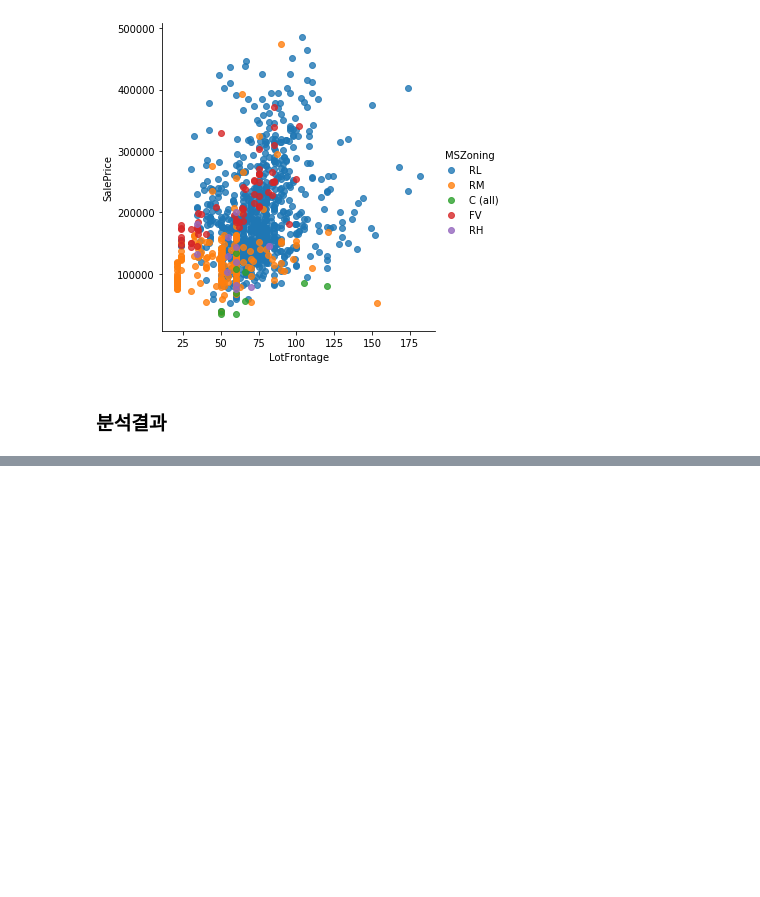
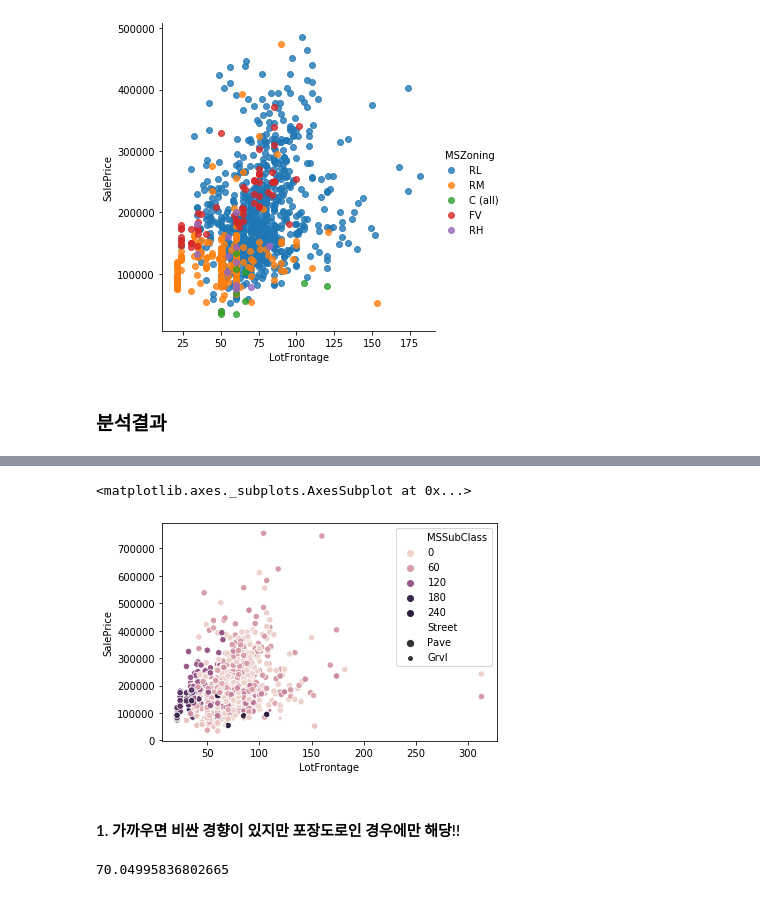
Before and after one commit to kkt4828/house-price-in-keggle, a Jupyter notebook: house price .ipynb, the cells around one changed output, grey strips where cells are left out. Cells and saved outputs as stored; diff of their text form; code cells hidden in the pictures; blank space fills up the shorter version.

```diff
--- a/house price .ipynb
+++ b/house price .ipynb
@@ -373,0 +432,14 @@ sns.lmplot(data=low_price, x="LotFrontage", y="SalePrice", hue="MSZoning", fit_r
+# %%
+train["LotFrontage(less_40)"] = train["LotFrontage"] <= 40
+test["LotFrontage(less_40)"] = test["LotFrontage"] <= 40
+# %%
+sns.scatterplot(data = train, x = "LotFrontage", y = "SalePrice", hue = "MSSubClass", size = "Street", sizes = (15, 40))
+# %% [output]
+<matplotlib.axes._subplots.AxesSubplot at 0x...>
+[figure, added]
+# %% [markdown]
+#### 1. 가까우면 비싼 경향이 있지만 포장도로인 경우에만 해당!!
+# %%
+train["LotFrontage"].mean()
+# %% [output]
+70.04995836802665
```
Also changed, not shown: parts of 73 cells of this notebook.
